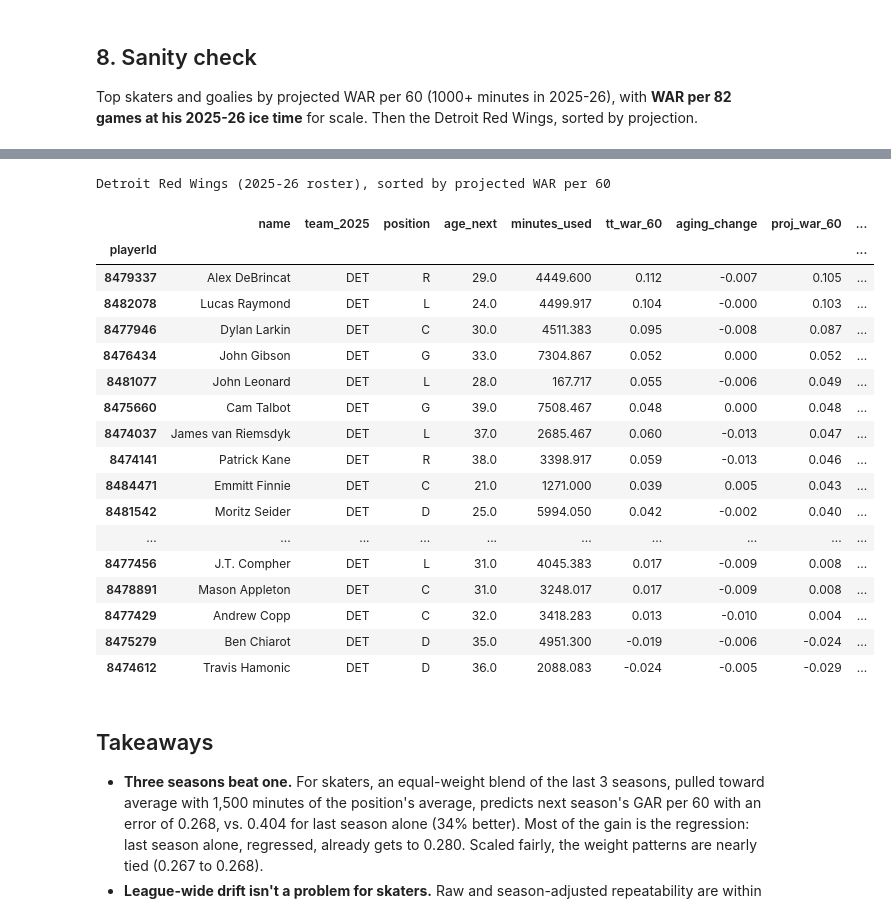
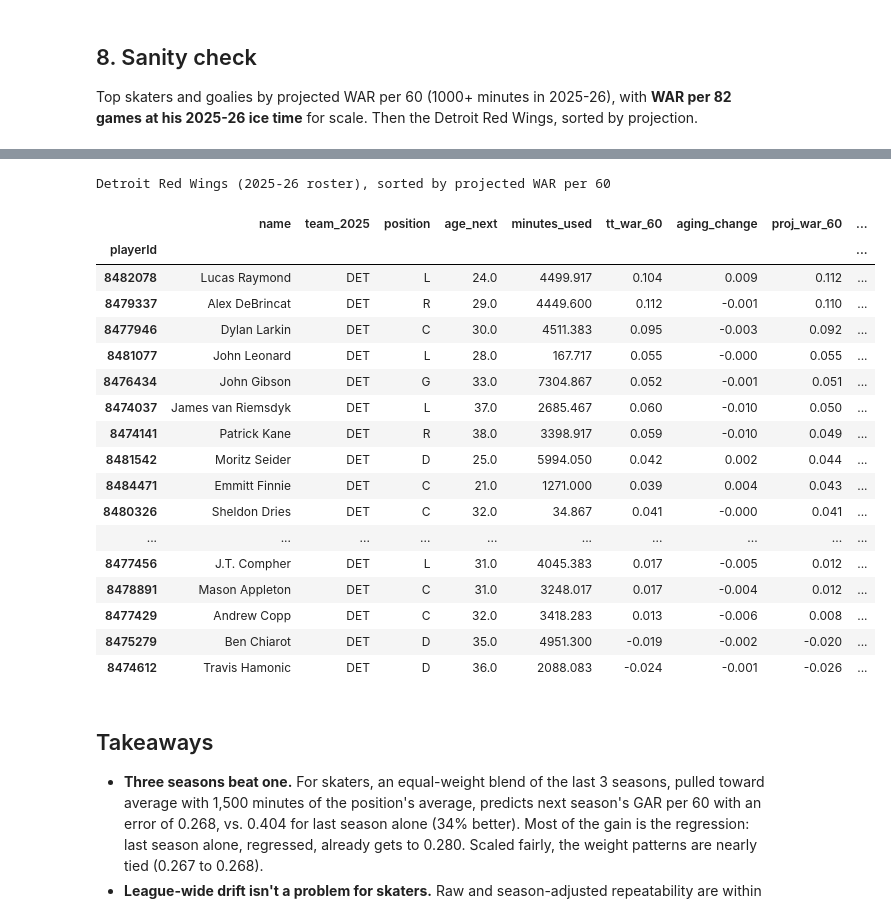
Before and after one commit to ryanc2525/hockey-war, a Jupyter notebook: notebooks/15_true_talent_and_aging.ipynb, the cells around one changed output, grey strips where cells are left out. Drawn from its saved outputs; the diff is of its cells as text; code cells hidden in the pictures.

```diff
--- a/notebooks/15_true_talent_and_aging.ipynb
+++ b/notebooks/15_true_talent_and_aging.ipynb
@@ -209,7 +211,9 @@ for ax, g in zip(axes, ["F", "D", "G"]):
     ax.axhline(0, color=MUTED, linewidth=0.8)
     ax.scatter(rg["age"], rg["delta"] * PER_1000, s=rg["pairs"] / rg["pairs"].max() * 200 + 10,
                color=COLORS[g], alpha=0.35, edgecolor="none", label="raw (dot size = pairs)")
-    ax.plot(cg["age"], cg["delta"] * PER_1000, color=COLORS[g], linewidth=2.5, label="smoothed")
+    ax.plot(cg["age"], cg["delta_uncentered"] * PER_1000, color=COLORS[g], linewidth=1, linestyle="--",
+            label="smoothed, before centering")
+    ax.plot(cg["age"], cg["delta"] * PER_1000, color=COLORS[g], linewidth=2.5, label="centered (used)")
     ax.set_title(f"{NAMES[g]}  ({(pairs['group'] == g).sum():,} pairs)", loc="left", color=INK, fontsize=11)
     ax.set_xlabel("Age (season he starts from)", color=MUTED)
     ax.grid(color=GRID, linewidth=0.8)
@@ -270,15 +278,20 @@ Each group (forwards, defensemen, goalies) keeps whichever version has the lowes
 # %%
-compare = {}
-for version in AGING_VERSIONS:
-    bs = backtest(skaters, TARGETS, SK_WEIGHTS, SK_REG, 300, bios, aging=version)
-    bg = backtest(goalies, TARGETS, G_WEIGHTS, G_REG, 1000, bios, aging=version)
-    compare[version] = {"F": rmse(bs[bs["group"] == "F"]), "D": rmse(bs[bs["group"] == "D"]),
+def compare_versions(center):
+    out = {}
+    for version in AGING_VERSIONS:
+        bs = backtest(skaters, TARGETS, SK_WEIGHTS, SK_REG, 300, bios, aging=version, center=center)
+        bg = backtest(goalies, TARGETS, G_WEIGHTS, G_REG, 1000, bios, aging=version, center=center)
+        out[version] = {"F": rmse(bs[bs["group"] == "F"]), "D": rmse(bs[bs["group"] == "D"]),
                         "skaters (F + D)": rmse(bs), "G": rmse(bg)}
-compare = pd.DataFrame(compare).T
+    return pd.DataFrame(out).T
+
+compare = compare_versions(center=True)
+compare_old = compare_versions(center=False)
 CHOSEN = {g: compare[g].idxmin() for g in ["F", "D", "G"]}
+CHOSEN_OLD = {g: compare_old[g].idxmin() for g in ["F", "D", "G"]}
 for g in ["F", "D", "G"]:
     none, chosen = compare.loc["none", g], compare.loc[CHOSEN[g], g]
     verdict = "no aging" if CHOSEN[g] == "none" else f"{CHOSEN[g]} ({1 - chosen / none:.1%} lower error than no aging)"
-    print(f"{NAMES[g]}: use {verdict}")
-compare.round(4)
+    print(f"{NAMES[g]}: use {verdict}   (before centering: {CHOSEN_OLD[g]})")
+pd.concat({"centered (used)": compare, "before centering": compare_old}, axis=1).round(4)
 # %% [output]
@@ -329,13 +343,19 @@ proj = pd.concat([
     project(skaters, bios, 2026, SK_WEIGHTS, SK_REG, aging=CHOSEN, curve=curve_sk),
     project(goalies, bios, 2026, G_WEIGHTS, G_REG, aging=CHOSEN, curve=curve_g),
 ]).reset_index()
-FILE_COLS = ["playerId", "name", "team", "position", "age_next", "seasons_used", "minutes_used",
-             "tt_war_60", "aging_change", "proj_war_60", "aging"]
+proj["played_2025_26"] = proj["played_last_season"]
+FILE_COLS = ["playerId", "name", "team", "position", "age_next", "last_season", "played_2025_26", "seasons_used",
+             "minutes_used", "tt_war_60", "aging_change", "proj_war_60", "aging"]
+# team = his 2025-26 team if he played in 2025-26 (final team if traded), otherwise his last team
+team_2025 = history[history["season"] == 2025].set_index("playerId")["team"]
+played = proj[proj["played_2025_26"]]
+assert (played["team"].to_numpy() == team_2025.reindex(played["playerId"]).to_numpy()).all()
 assert proj["playerId"].is_unique
 assert proj["tt_war_60"].notna().all() and proj["proj_war_60"].notna().all()
 proj[FILE_COLS].round(5).to_csv(OUT / "true_talent_2026-27.csv", index=False)
 print(f"Saved {len(proj):,} players ({(proj['position'] != 'G').sum():,} skaters, {(proj['position'] == 'G').sum()} goalies) "
       f"to true_talent_2026-27.csv. No birth date (no aging adjustment): {int((~proj['has_age']).sum())}")
+print(f"Didn't play in 2025-26 (team = his last team, played_2025_26 = False): {int((~proj['played_2025_26']).sum())}")
 print("Settings:", {"skaters": (SK_WEIGHTS, SK_REG), "goalies": (G_WEIGHTS, G_REG), "aging": CHOSEN})
 # %% [output]
 Saved 1,328 players (1,196 skaters, 132 goalies) to true_talent_2026-27.csv. No birth date (no aging adjustment): 0
@@ -376,27 +452,28 @@ Top 25 skaters
 # %%
 print("Detroit Red Wings (2025-26 roster), sorted by projected WAR per 60")
-det = t[t["team_2025"] == "DET"].sort_values("proj_war_60", ascending=False)
+det = t[(t["team"] == "DET") & t["played_2025_26"]].sort_values("proj_war_60", ascending=False)
+assert (det["team_2025"] == "DET").all()
 det[SHOW + ["toi_2025"]].round(3)
 # %% [output]
 Detroit Red Wings (2025-26 roster), sorted by projected WAR per 60
 |  | name | team_2025 | position | age_next | minutes_used | tt_war_60 | aging_change | proj_war_60 | ... |
 | playerId |  |  |  |  |  |  |  |  | ... |
-| 8479337 | Alex DeBrincat | DET | R | 29.0 | 4449.600 | 0.112 | -0.007 | 0.105 | ... |
-| 8482078 | Lucas Raymond | DET | L | 24.0 | 4499.917 | 0.104 | -0.000 | 0.103 | ... |
-| 8477946 | Dylan Larkin | DET | C | 30.0 | 4511.383 | 0.095 | -0.008 | 0.087 | ... |
-| 8476434 | John Gibson | DET | G | 33.0 | 7304.867 | 0.052 | 0.000 | 0.052 | ... |
-| 8481077 | John Leonard | DET | L | 28.0 | 167.717 | 0.055 | -0.006 | 0.049 | ... |
-| 8475660 | Cam Talbot | DET | G | 39.0 | 7508.467 | 0.048 | 0.000 | 0.048 | ... |
-| 8474037 | James van Riemsdyk | DET | L | 37.0 | 2685.467 | 0.060 | -0.013 | 0.047 | ... |
-| 8474141 | Patrick Kane | DET | R | 38.0 | 3398.917 | 0.059 | -0.013 | 0.046 | ... |
-| 8484471 | Emmitt Finnie | DET | C | 21.0 | 1271.000 | 0.039 | 0.005 | 0.043 | ... |
-| 8481542 | Moritz Seider | DET | D | 25.0 | 5994.050 | 0.042 | -0.002 | 0.040 | ... |
+| 8482078 | Lucas Raymond | DET | L | 24.0 | 4499.917 | 0.104 | 0.009 | 0.112 | ... |
+| 8479337 | Alex DeBrincat | DET | R | 29.0 | 4449.600 | 0.112 | -0.001 | 0.110 | ... |
+| 8477946 | Dylan Larkin | DET | C | 30.0 | 4511.383 | 0.095 | -0.003 | 0.092 | ... |
+| 8481077 | John Leonard | DET | L | 28.0 | 167.717 | 0.055 | -0.000 | 0.055 | ... |
+| 8476434 | John Gibson | DET | G | 33.0 | 7304.867 | 0.052 | -0.001 | 0.051 | ... |
+| 8474037 | James van Riemsdyk | DET | L | 37.0 | 2685.467 | 0.060 | -0.010 | 0.050 | ... |
+| 8474141 | Patrick Kane | DET | R | 38.0 | 3398.917 | 0.059 | -0.010 | 0.049 | ... |
+| 8481542 | Moritz Seider | DET | D | 25.0 | 5994.050 | 0.042 | 0.002 | 0.044 | ... |
+| 8484471 | Emmitt Finnie | DET | C | 21.0 | 1271.000 | 0.039 | 0.004 | 0.043 | ... |
+| 8480326 | Sheldon Dries | DET | C | 32.0 | 34.867 | 0.041 | -0.000 | 0.041 | ... |
 | ... | ... | ... | ... | ... | ... | ... | ... | ... | ... |
-| 8477456 | J.T. Compher | DET | L | 31.0 | 4045.383 | 0.017 | -0.009 | 0.008 | ... |
-| 8478891 | Mason Appleton | DET | C | 31.0 | 3248.017 | 0.017 | -0.009 | 0.008 | ... |
-| 8477429 | Andrew Copp | DET | C | 32.0 | 3418.283 | 0.013 | -0.010 | 0.004 | ... |
-| 8475279 | Ben Chiarot | DET | D | 35.0 | 4951.300 | -0.019 | -0.006 | -0.024 | ... |
-| 8474612 | Travis Hamonic | DET | D | 36.0 | 2088.083 | -0.024 | -0.005 | -0.029 | ... |
+| 8477456 | J.T. Compher | DET | L | 31.0 | 4045.383 | 0.017 | -0.005 | 0.012 | ... |
+| 8478891 | Mason Appleton | DET | C | 31.0 | 3248.017 | 0.017 | -0.004 | 0.012 | ... |
+| 8477429 | Andrew Copp | DET | C | 32.0 | 3418.283 | 0.013 | -0.006 | 0.008 | ... |
+| 8475279 | Ben Chiarot | DET | D | 35.0 | 4951.300 | -0.019 | -0.002 | -0.020 | ... |
+| 8474612 | Travis Hamonic | DET | D | 36.0 | 2088.083 | -0.024 | -0.001 | -0.026 | ... |
 # %% [markdown]
 ## Takeaways
 - **Three seasons beat one.** For skaters, an equal-weight blend of the last 3 seasons, pulled toward average with 1,500 minutes of the position's average, predicts next season's GAR per 60 with an error of 0.268, vs. 0.404 for last season alone (34% better). Most of the gain is the regression: last season alone, regressed, already gets to 0.280. Scaled fairly, the weight patterns are nearly tied (0.267 to 0.268).
```
Also changed, not shown: parts of 12 cells of this notebook, 2 other files.
